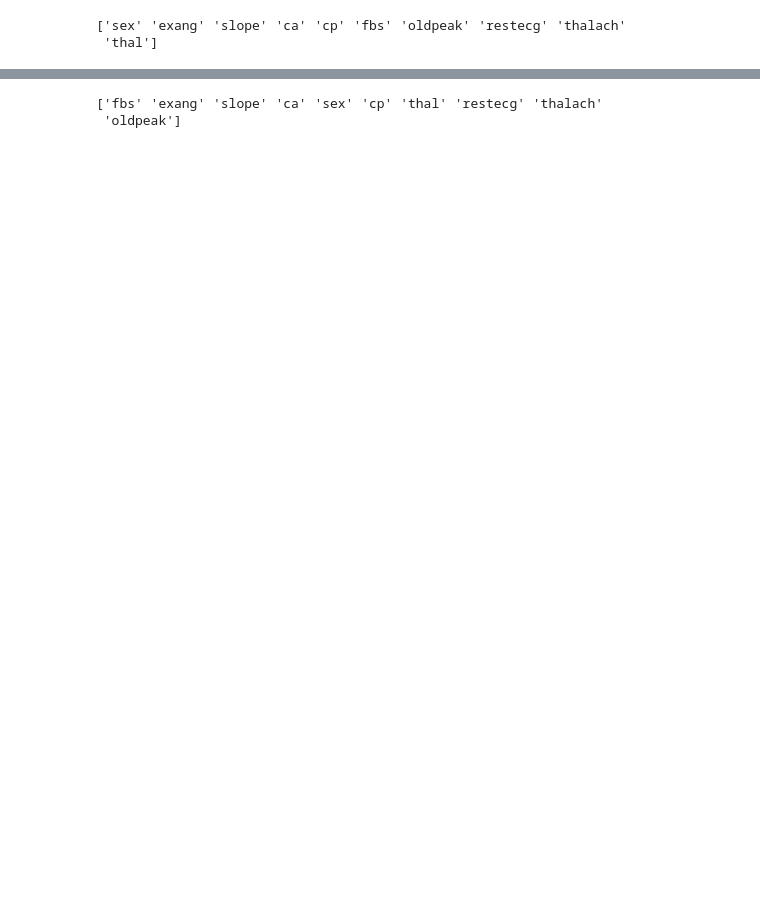
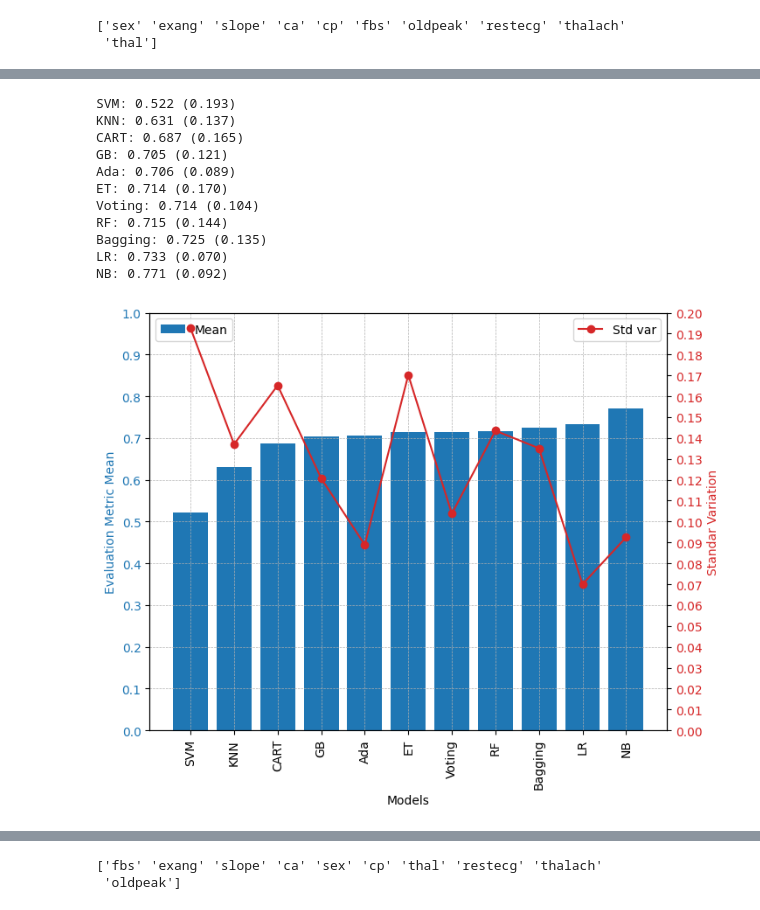
Before and after one commit to fangnes/pucrio_data_science_and_analytics, a Jupyter notebook: MVP_Machine_Learning_&_Analytics.ipynb, the cells around one changed output, grey strips where cells are left out. Saved outputs shown, nothing was run; the diff lists cells and outputs as text; code cells hidden in the pictures; blank space fills up the shorter version.

```diff
--- a/MVP_Machine_Learning_&_Analytics.ipynb
+++ b/MVP_Machine_Learning_&_Analytics.ipynb
@@ -731,0 +750,15 @@ print(features_selected_lr)
+# %%
+eval_metric_mean_std_plot(rfe_results_10_lr, rfe_names_10_lr)
+# %% [output]
+SVM: 0.522 (0.193)
+KNN: 0.631 (0.137)
+CART: 0.687 (0.165)
+GB: 0.705 (0.121)
+Ada: 0.706 (0.089)
+ET: 0.714 (0.170)
+Voting: 0.714 (0.104)
+RF: 0.715 (0.144)
+Bagging: 0.725 (0.135)
+LR: 0.733 (0.070)
+NB: 0.771 (0.092)
+[figure, added]
```
Also changed, not shown: parts of 39 cells of this notebook.
